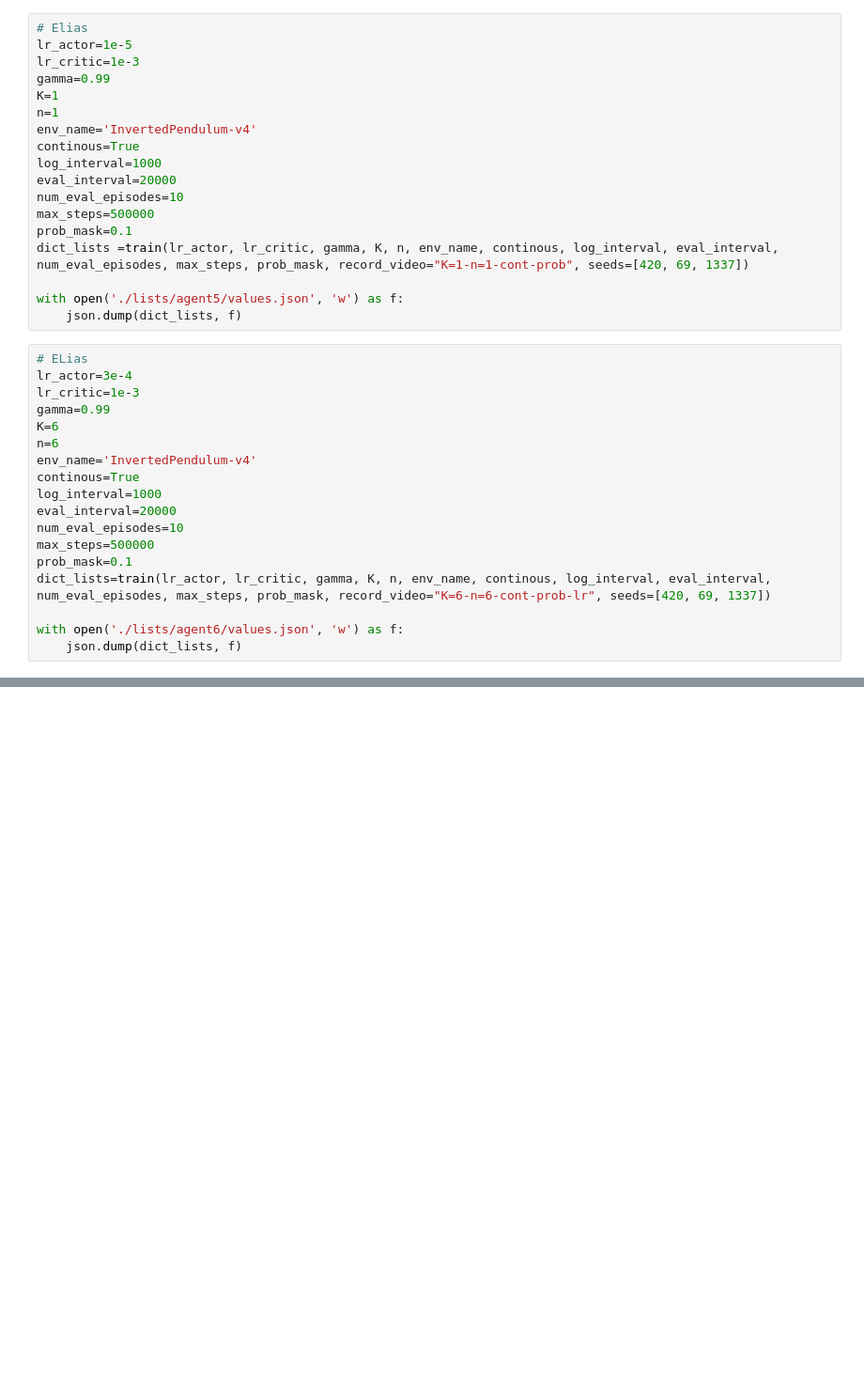
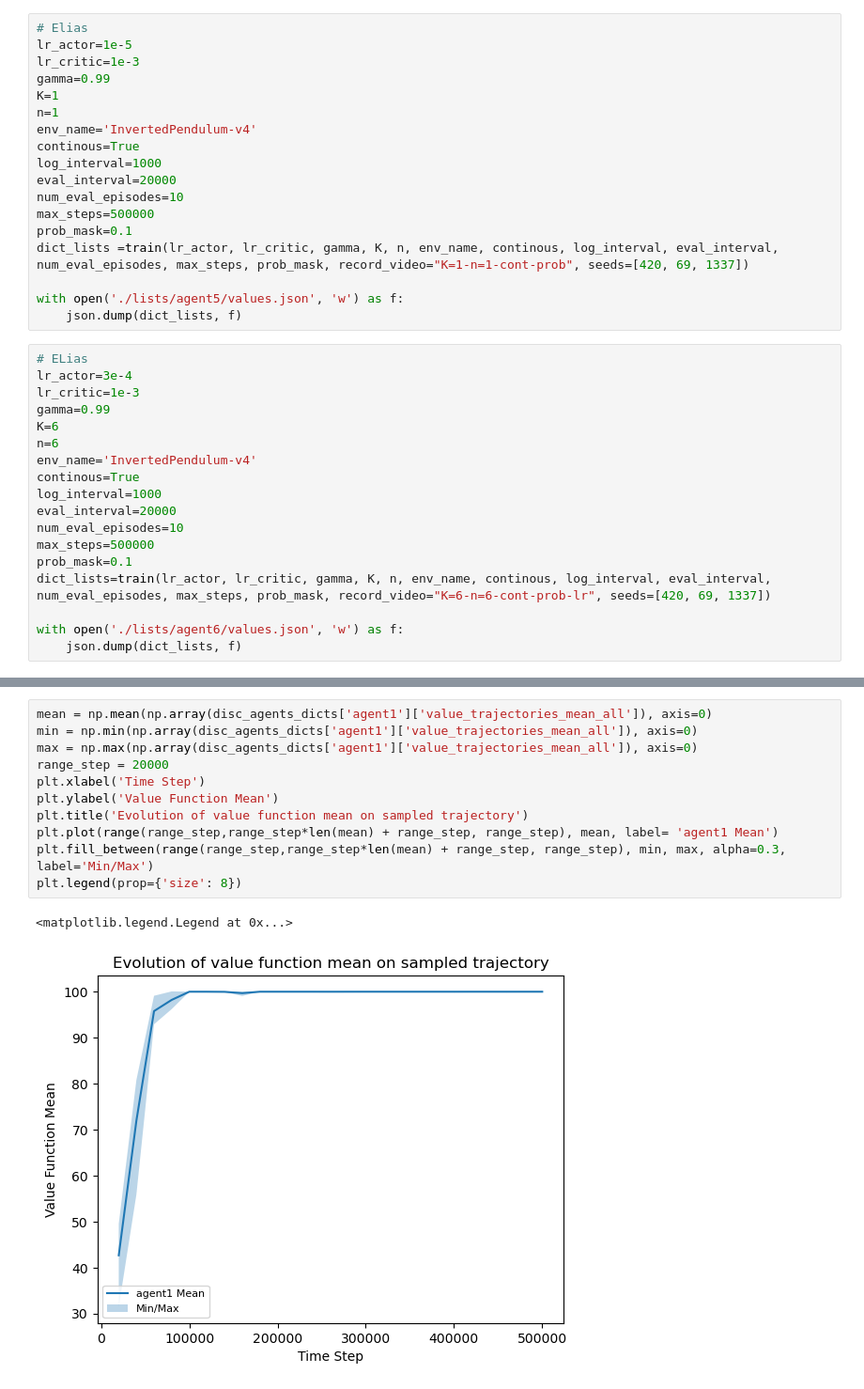
Before and after one commit to AliBakly/CartPole-A2C-reinforcement-learning, a Jupyter notebook: Solution.ipynb, the cells around one changed output, grey strips where cells are left out. Shown at 94% size. Cells and saved outputs as stored; diff of their text form; blank space fills up the shorter version.

```diff
--- a/Solution.ipynb
+++ b/Solution.ipynb
@@ -196,0 +201,14 @@ plt.show()
+# %%
+mean = np.mean(np.array(disc_agents_dicts['agent1']['value_trajectories_mean_all']), axis=0)
+min = np.min(np.array(disc_agents_dicts['agent1']['value_trajectories_mean_all']), axis=0)
+max = np.max(np.array(disc_agents_dicts['agent1']['value_trajectories_mean_all']), axis=0)
+range_step = 20000
+plt.xlabel('Time Step')
+plt.ylabel('Value Function Mean')
+plt.title('Evolution of value function mean on sampled trajectory')
+plt.plot(range(range_step,range_step*len(mean) + range_step, range_step), mean, label= 'agent1 Mean')
+plt.fill_between(range(range_step,range_step*len(mean) + range_step, range_step), min, max, alpha=0.3, label='Min/Max')
+plt.legend(prop={'size': 8})
+# %% [output]
+<matplotlib.legend.Legend at 0x...>
+[figure, added]
```
Also changed, not shown: parts of 23 cells of this notebook.
